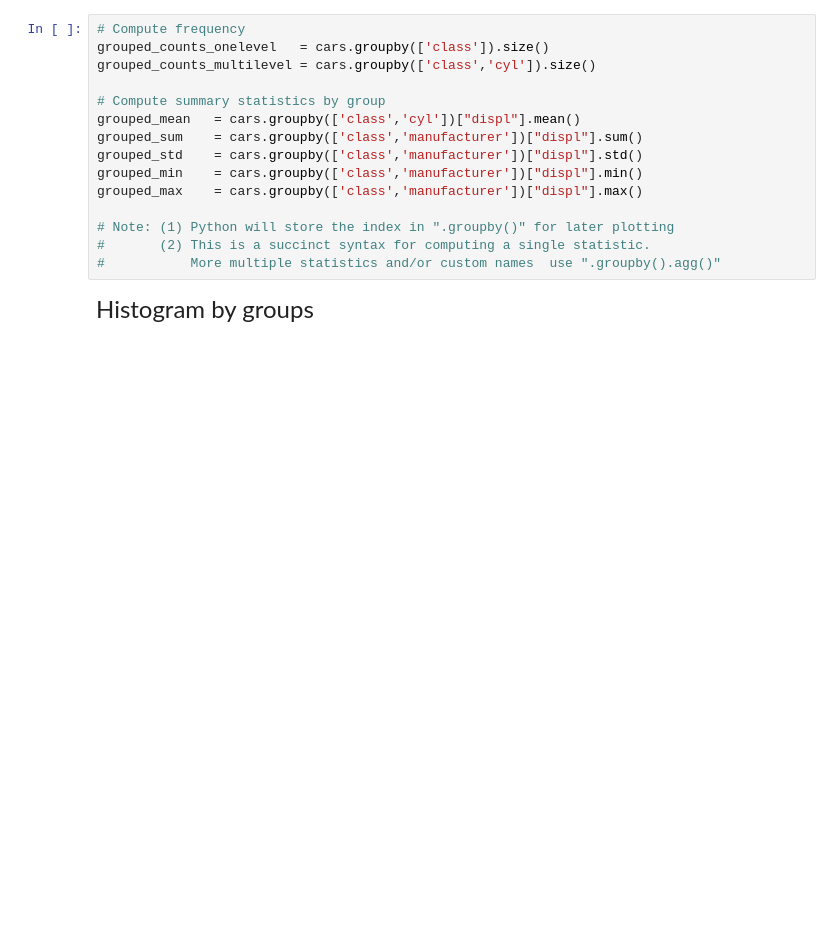
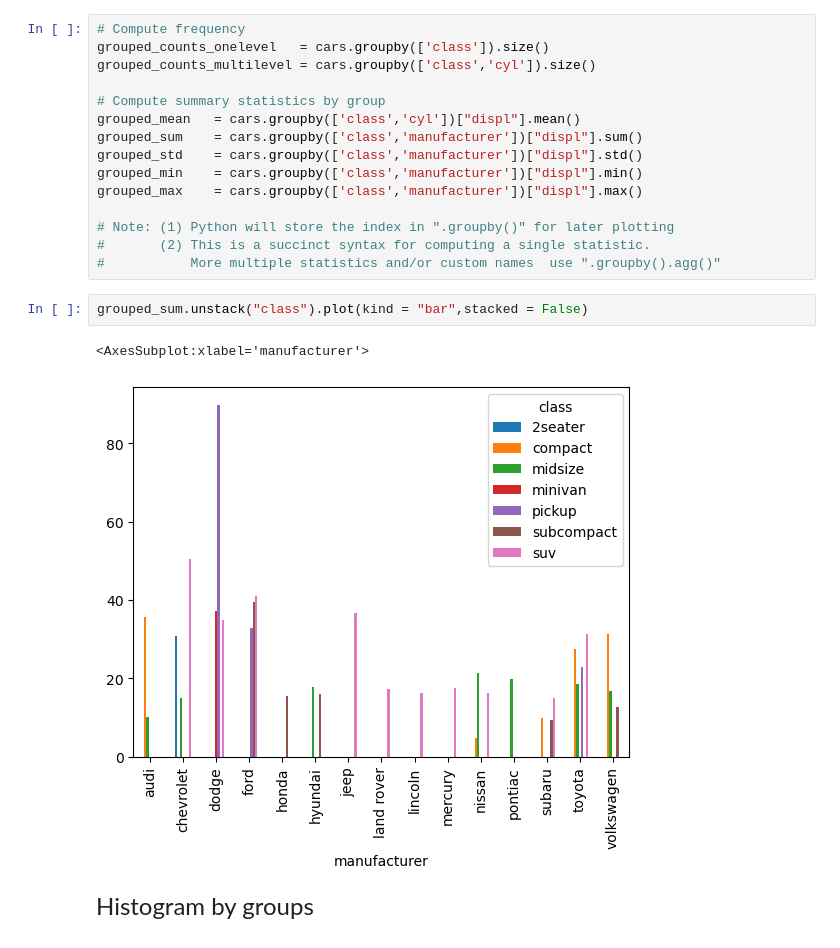
Before and after one commit to alejandrosanchezbecerra/qtm151spring2023, a Jupyter notebook: Lecture 26/Lecture 26.ipynb, the cells around one changed output. Cells and saved outputs as stored; diff of their text form; blank space fills up the shorter version.

```diff
--- a/Lecture 26/Lecture 26.ipynb
+++ b/Lecture 26/Lecture 26.ipynb
@@ -111,6 +120,11 @@ grouped_max    = cars.groupby(['class','manufacturer'])["displ"].max()
 # Note: (1) Python will store the index in ".groupby()" for later plotting
 #       (2) This is a succinct syntax for computing a single statistic.
 #           More multiple statistics and/or custom names  use ".groupby().agg()"
+# %%
+grouped_sum.unstack("class").plot(kind = "bar",stacked = False)
+# %% [output]
+<AxesSubplot:xlabel='manufacturer'>
+[figure, added]
 # %% [markdown]
 <font size = "5">
 
```
Also changed, not shown: parts of 7 cells of this notebook, 1 other file.
